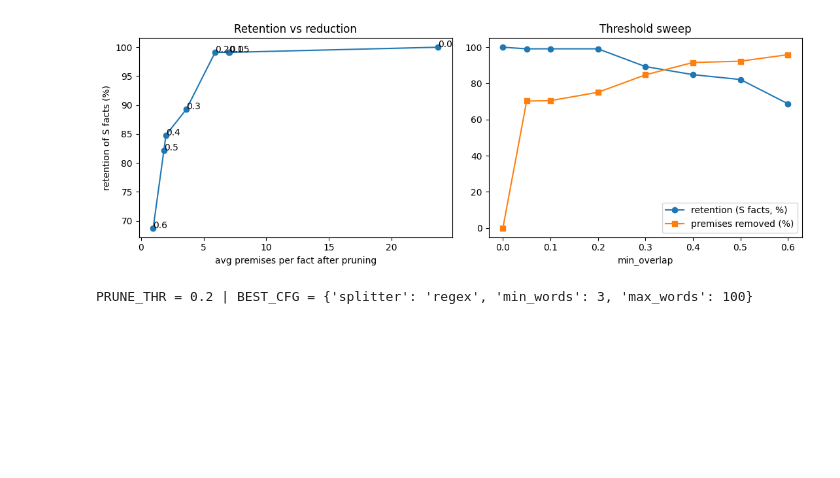
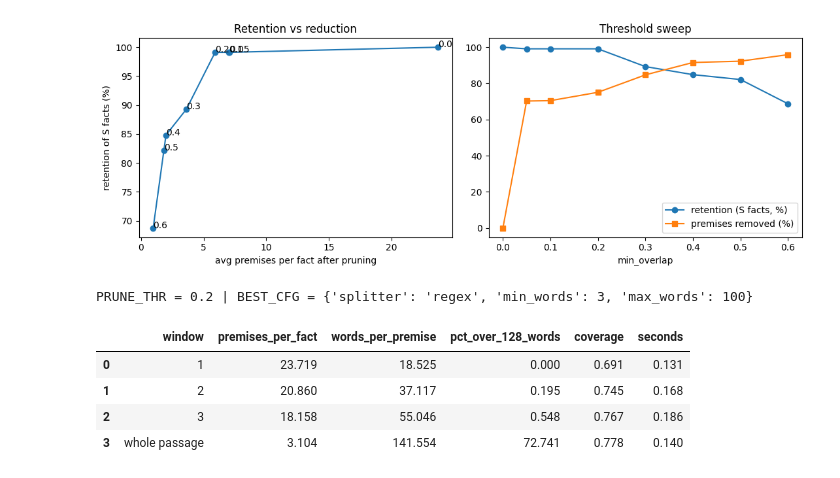
Before and after one commit to Savithmee/Deep-Learning-CW-, a Jupyter notebook: EntailmentPreprocessing.ipynb, the cells around one changed output. Saved outputs shown, nothing was run; the diff lists cells and outputs as text; code cells hidden in the pictures; blank space fills up the shorter version.

Commit message:
Window size comparison

```diff
--- a/EntailmentPreprocessing.ipynb
+++ b/EntailmentPreprocessing.ipynb
@@ -410,3 +410,16 @@ BEST_CFG = dict(BASE_CFG)          # add window / title here after E6 / E7
 print('PRUNE_THR =', PRUNE_THR, '| BEST_CFG =', BEST_CFG)
 # %% [output]
 PRUNE_THR = 0.2 | BEST_CFG = {'splitter': 'regex', 'min_words': 3, 'max_words': 100}
+# %%
+rows = []
+for w in [1, 2, 3, 10**6]:
+    r = cov_stats(EXAMPLES, {**BEST_CFG, 'window': w})
+    rows.append(dict(window='whole passage' if w == 10**6 else w, **r))
+E6a = pd.DataFrame(rows).round(3)
+display(E6a)
+# %% [output]
+|  | window | premises_per_fact | words_per_premise | pct_over_128_words | coverage | seconds |
+| 0 | 1 | 23.719 | 18.525 | 0.000 | 0.691 | 0.131 |
+| 1 | 2 | 20.860 | 37.117 | 0.195 | 0.745 | 0.168 |
+| 2 | 3 | 18.158 | 55.046 | 0.548 | 0.767 | 0.186 |
+| 3 | whole passage | 3.104 | 141.554 | 72.741 | 0.778 | 0.140 |
```
